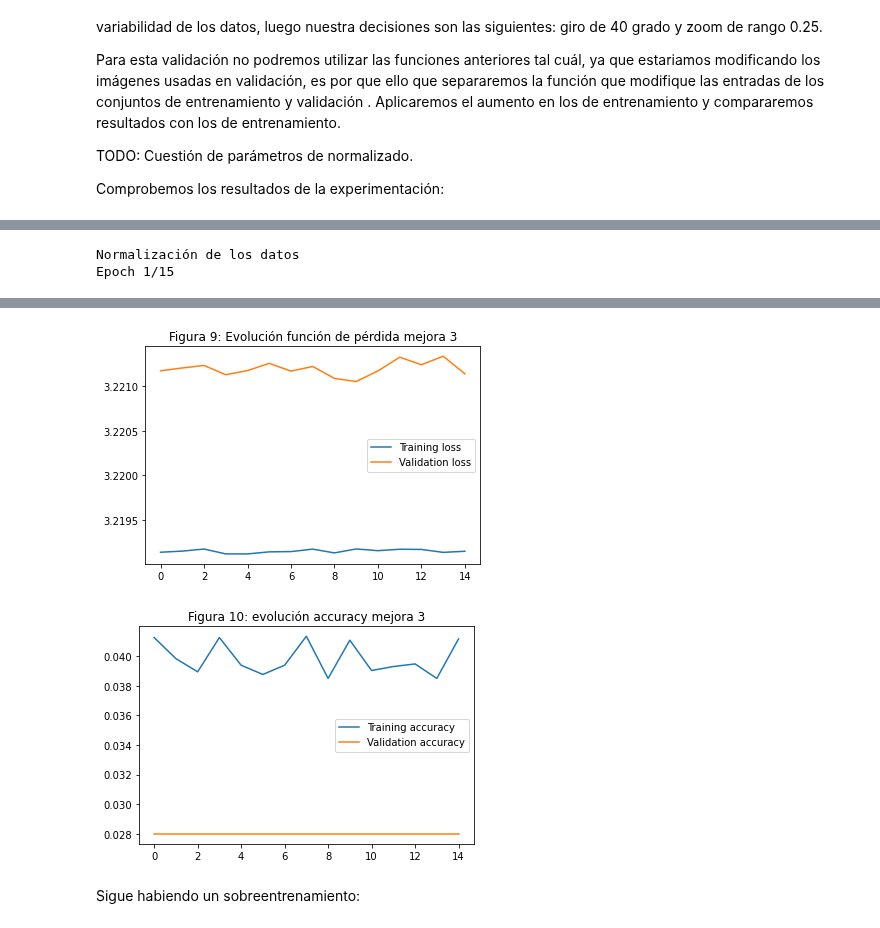
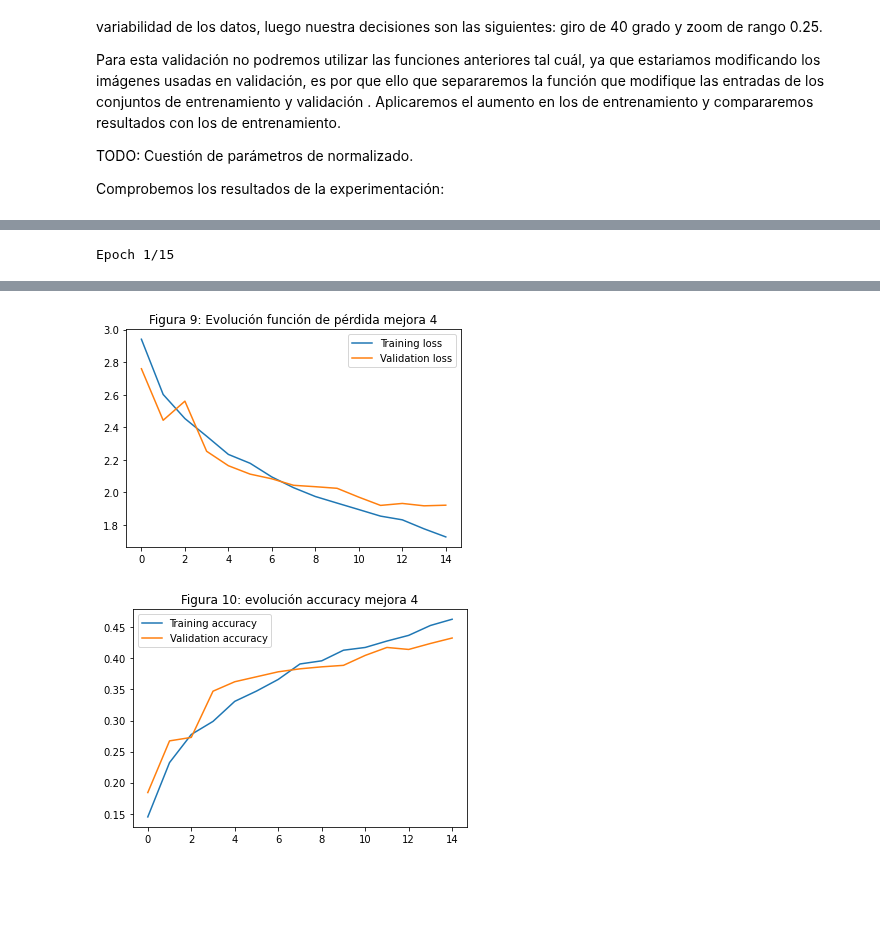
Before and after one commit to BlancaCC/Computer-vision, a Jupyter notebook: practica_3/P3.ipynb, the cells around one changed output, grey strips where cells are left out. Drawn from its saved outputs; the diff is of its cells as text; code cells hidden in the pictures; blank space fills up the shorter version.

```diff
--- a/P3.ipynb
+++ b/practica_3/P3.ipynb
@@ -369,7 +372,7 @@ class BaseNet:
         input_shape = (32,32,3)
 
         # Descripción del modelo
-        model = Sequential(name='Ejercicio_1')
+        model = Sequential(name='BaseNet')
         # capa 1 y 2
         model.add(Conv2D( filters= 6, # parámetro de output channels
                         kernel_size=(5, 5),
@@ -1107,32 +1157,29 @@ Procederemos a su entrenamiento. Además nos parece razonable continuar con el a
 # %%
 # ____Compilado modelo _____
+optimizador = Adam()
 modeloModificacion3.compile( loss = keras.losses.categorical_crossentropy,
               optimizer = optimizador,
               metrics = ["accuracy"] )
 
-
 # ______Entrenamiento del ModeloMejora3_____
 # valor por defecto para batch_size en keras al hacer
 tam_batch = 32
-# porcentaje de entrenamiento que utilizará como validación
-porcentaje_validacion = 0.1
 # número de epocas a entrenar el modelo
-epocas = 15
+epocas = 10
 
 # ____   Normalización y aumento _______
 print('Normalización de los datos')
 generador_image_aumentados= ImageDataGenerator(
     # normalizamos los datos
     featurewise_center = True,
-    featurewise_std_normalization = True,
-    validation_split = porcentaje_validacion)
+    featurewise_std_normalization = True)
 
 generador_image_aumentados.fit(x_train)
 
 # reestablecemos los pesos
 evolucion_entrenamiento_mejora3 = modeloModificacion3.fit(
-    generador_image_aumentados.flow(x_train, y_train,subset='training'),
-    validation_data=generador_image_aumentados.flow(x_train, y_train, subset='validation'),
+    x_train_normalizados, y_train,
+    validation_data=(x_validation_normalizados, y_validation),
     epochs=epocas,
     verbose=True
 )
@@ -1253,7 +1281,7 @@ Non-trainable params: 0
 _________________________________________________________________
 # %%
 # ____Compilado modelo _____
-modeloModificacion3.compile( loss = keras.losses.categorical_crossentropy,
+modeloModificacion4.compile( loss = keras.losses.categorical_crossentropy,
               optimizer = optimizador,
               metrics = ["accuracy"] )
 
@@ -1261,31 +1289,18 @@ modeloModificacion3.compile( loss = keras.losses.categorical_crossentropy,
 # ______Entrenamiento del ModeloMejora3_____
 # valor por defecto para batch_size en keras al hacer
 tam_batch = 32
-# porcentaje de entrenamiento que utilizará como validación
-porcentaje_validacion = 0.1
+
 # número de epocas a entrenar el modelo
 epocas = 15
 
-# ____   Normalización y aumento _______
-print('Normalización de los datos')
-generador_image_aumentados= ImageDataGenerator(
-    # normalizamos los datos
-    featurewise_center = True,
-    featurewise_std_normalization = True,
-    validation_split = porcentaje_validacion)
-
-generador_image_aumentados.fit(x_train)
-
 # reestablecemos los pesos
-evolucion_entrenamiento_mejora4 = modeloModificacion3.fit(
-    generador_image_aumentados.flow(x_train, y_train,subset='training'),
-    validation_data=generador_image_aumentados.flow(x_train, y_train, subset='validation'),
+evolucion_entrenamiento_mejora4 = modeloModificacion4.fit(
+    x_train_normalizados, y_train,
+    validation_data=(x_validation_normalizados, y_validation),
     epochs=epocas,
     verbose=True
 )
 
-
-mostrarEvolucion(evolucion_entrenamiento_mejora4, 'Figura 9: Evolución función de pérdida mejora 3', 'Figura 10: evolución accuracy mejora 3')
+mostrarEvolucion(evolucion_entrenamiento_mejora4, 'Figura 9: Evolución función de pérdida mejora 4', 'Figura 10: evolución accuracy mejora 4')
 # %% [output]
-Normalización de los datos
 Epoch 1/15
@@ -1311,4 +1326,2 @@ Epoch 15/15
-[figure, old version]
+[figure, new version]
-[figure, old version]
+[figure, new version]
-# %% [markdown]
-Sigue habiendo un sobreentrenamiento:
```
Also changed, not shown: parts of 20 cells of this notebook, 5 other files.
